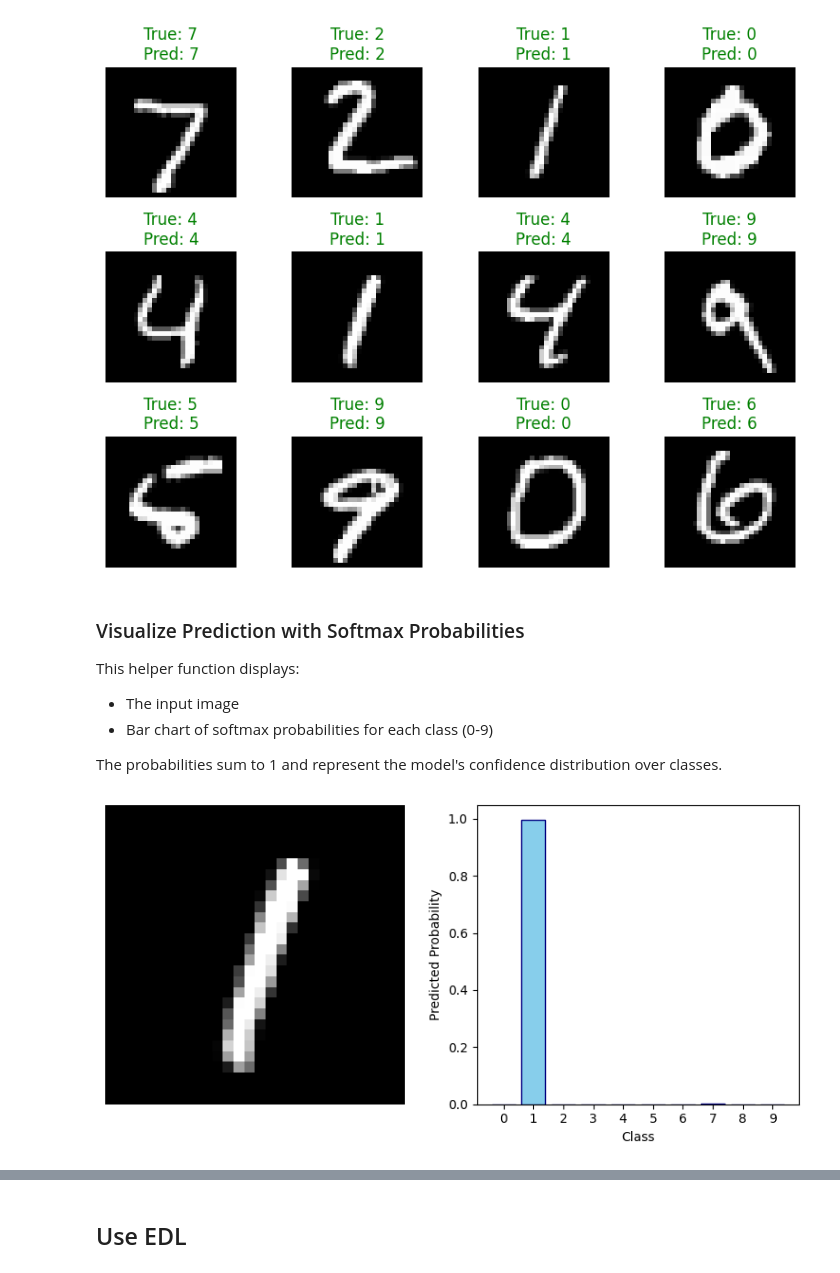
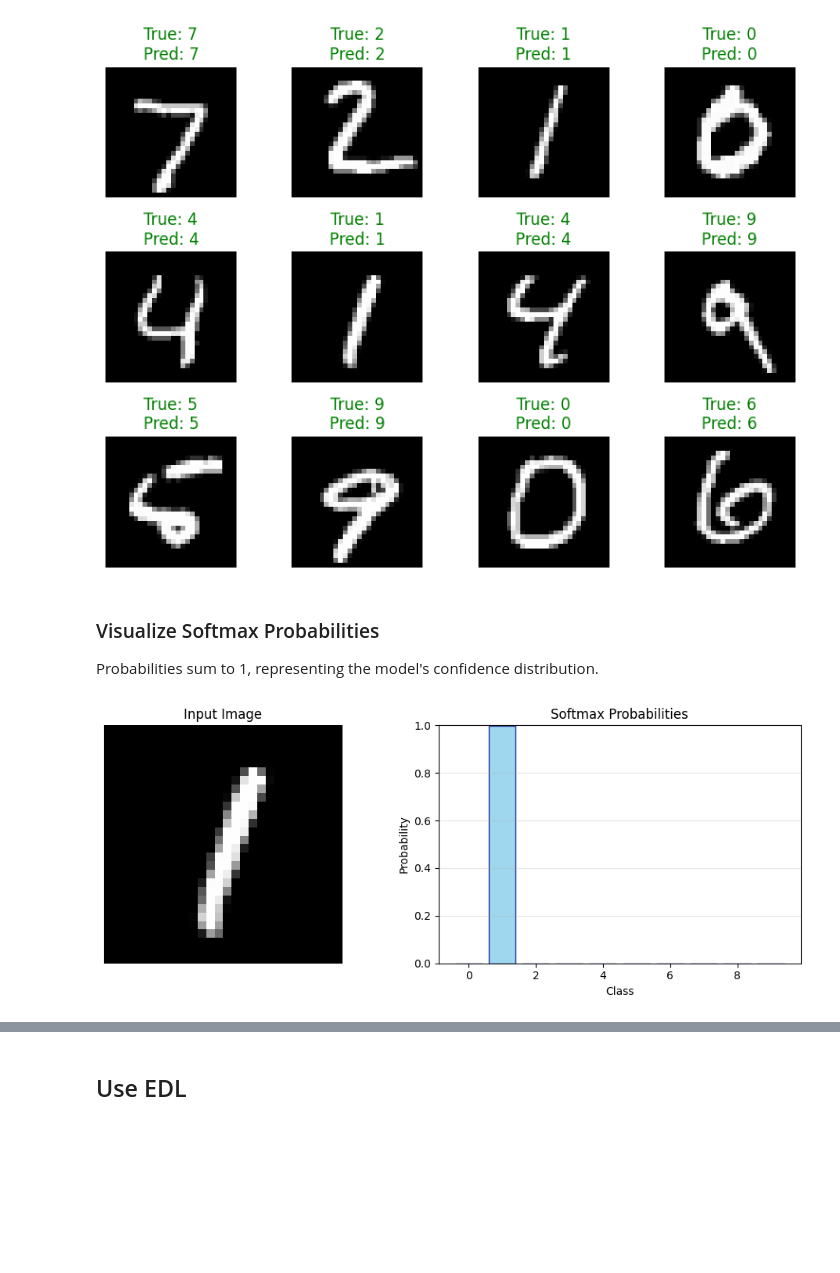
Before and after one commit to nimalu/evidential-deep-learning, a Jupyter notebook: mnist-edl.ipynb, the cells around one changed output, grey strips where cells are left out. Cells and saved outputs as stored; diff of their text form; code cells hidden in the pictures; blank space fills up the shorter version.

```diff
--- a/mnist-edl.ipynb
+++ b/mnist-edl.ipynb
@@ -184,41 +144,45 @@ Get predictions from the trained model and visualize them. The model should perf
 # %%
 dataiter = iter(test_loader)
-images, y = next(dataiter)
-images, y = images.to(device), y.to(device)
+images, labels = next(dataiter)
+images, labels = images.to(device), labels.to(device)
 
 with torch.no_grad():
     logits = model(images)
-    _, preds = torch.max(logits, 1)
+    _, preds = torch.max(logits, dim=1)
 
-show_images(images.cpu().numpy()[:12], y.cpu().numpy()[:12], preds.cpu().numpy()[:12]);
+show_images(images.cpu()[:12], labels.cpu()[:12], preds.cpu()[:12]);
 # %% [output]
 [figure]
 # %% [markdown]
-### Visualize Prediction with Softmax Probabilities
+### Visualize Softmax Probabilities
 
-This helper function displays:
-- The input image
-- Bar chart of softmax probabilities for each class (0-9)
-
-The probabilities sum to 1 and represent the model's confidence distribution over classes.
+Probabilities sum to 1, representing the model's confidence distribution.
 # %%
-def plot_probs(probs, img):
-    fig, axs = plt.subplots(1, 2, figsize=(8, 4))
-    axs[0].imshow(img.reshape(28, 28), cmap="gray")
+def plot_softmax_probs(probs: torch.Tensor, img: torch.Tensor):
+    """Visualize softmax probabilities."""
+    fig, axs = plt.subplots(1, 2, figsize=(10, 4))
+
+    img_display = img.reshape(28, 28).cpu() * MNIST_STD + MNIST_MEAN
+    axs[0].imshow(img_display, cmap="gray", vmin=0, vmax=1)
+    axs[0].set_title("Input Image")
     axs[0].axis("off")
 
-    axs[1].bar(range(len(probs)), probs, color='skyblue', edgecolor='navy')
-    axs[1].set_xticks(range(len(probs)))
+    probs_np = probs.detach().cpu().numpy()
+    axs[1].bar(range(len(probs_np)), probs_np, color='skyblue', edgecolor='navy', alpha=0.8)
     axs[1].set_xlabel("Class")
-    axs[1].set_ylabel("Predicted Probability")
+    axs[1].set_ylabel("Probability")
+    axs[1].set_ylim(0, 1.0)
+    axs[1].set_title("Softmax Probabilities")
+    axs[1].grid(axis='y', alpha=0.3)
+
     fig.tight_layout()
     return fig, axs
 
 image = images[5]
 probs = F.softmax(logits[5], dim=0)
-fig, axs = plot_probs(probs, image)
+fig, axs = plot_softmax_probs(probs, image)
 # %% [output]
-[figure, old version]
+[figure, new version]
 # %% [markdown]
 ### Test on Random Noise
 
```
Also changed, not shown: parts of 26 cells of this notebook.
